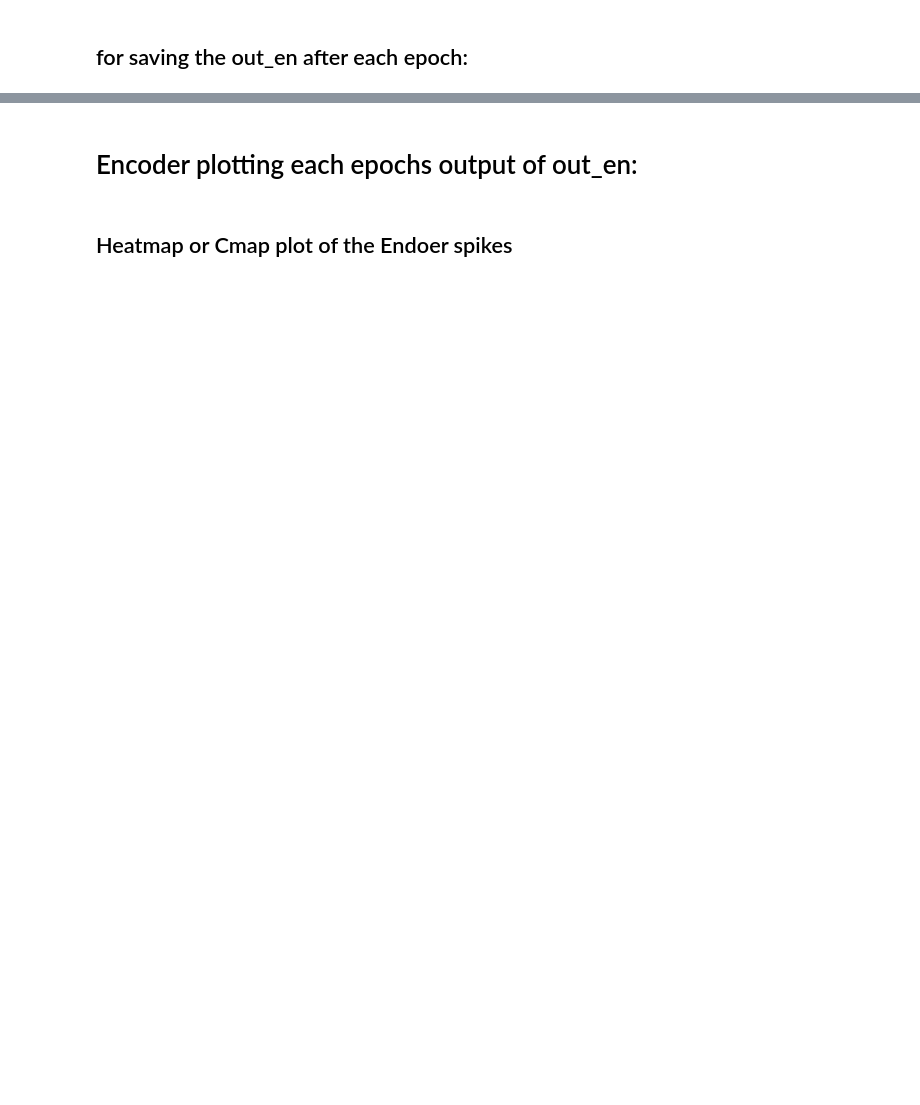
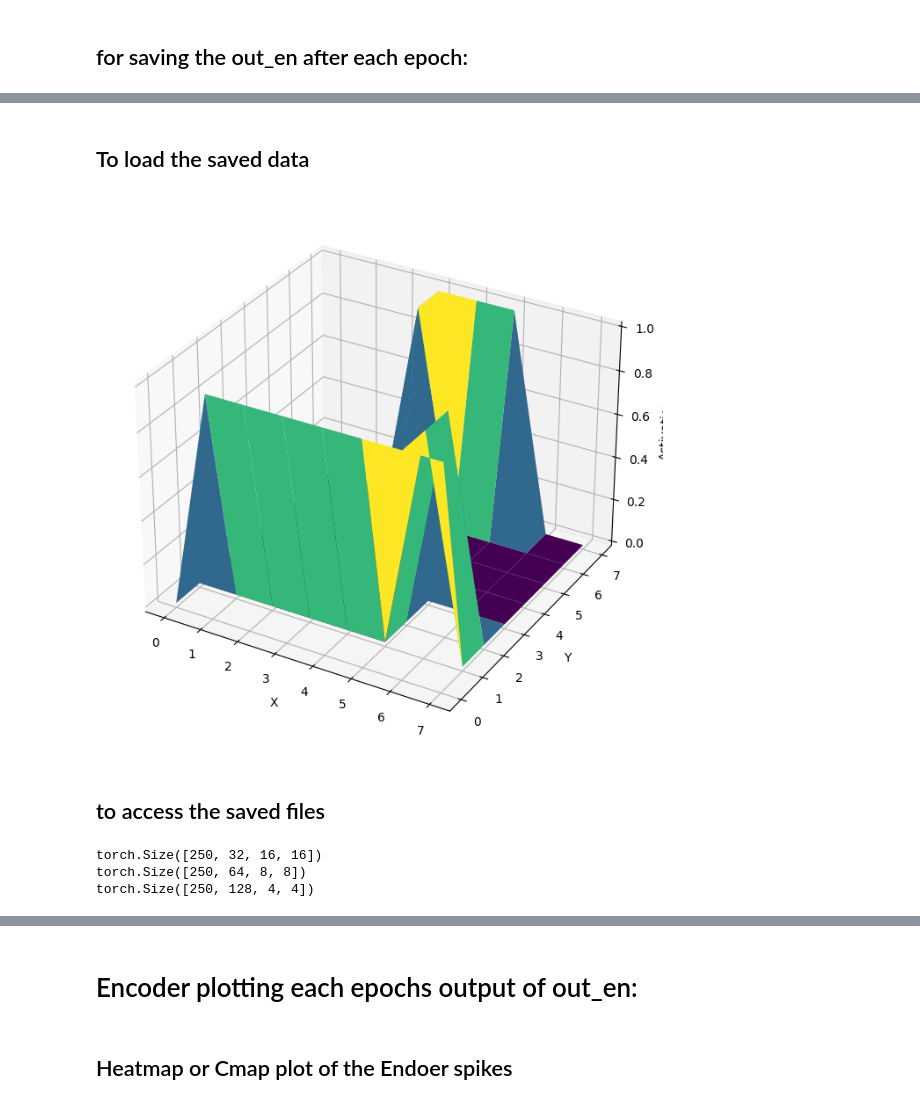
Before and after one commit to Mrezakhodashenas/PhD-NN, a Jupyter notebook: OutputSpikes.ipynb, the cells around one changed output, grey strips where cells are left out. Saved outputs shown, nothing was run; the diff lists cells and outputs as text; code cells hidden in the pictures; blank space fills up the shorter version.

```diff
--- a/OutputSpikes.ipynb
+++ b/OutputSpikes.ipynb
@@ -465,0 +1545,2 @@ NameError: ignored
+# %% [markdown]
+## To load the saved data
@@ -465,0 +1562,28 @@ NameError: ignored
+# %%
+import matplotlib.pyplot as plt
+from mpl_toolkits.mplot3d import Axes3D
+
+# Assuming activation["Enc_syn1"] is of shape (250, 64, 8, 8)
+data = activation["Enc_syn1"][:, 0, :, :].cpu().numpy()  # Transfer to CPU and convert to NumPy
+
+# Create meshgrid for x and y dimensions
+x, y = np.meshgrid(np.arange(data.shape[1]), np.arange(data.shape[0]))
+
+# Create a figure and a 3D axis
+fig = plt.figure(figsize=(10, 8))
+ax = fig.add_subplot(111, projection='3d')
+
+# Plot the 3D surface
+ax.plot_surface(x, y, data, cmap='viridis')
+
+# Set axis labels
+ax.set_xlabel('X')
+ax.set_ylabel('Y')
+ax.set_zlabel('Activation')
+
+# Show the 3D plot
+plt.show()
+# %% [output]
+[figure, added]
+# %% [markdown]
+## to access the saved files
@@ -466 +1599,38 @@ NameError: ignored
+# %%
+# checkpoint_path = "Saved_Trained_Checkpoints/"
+# Output_Spikes = "Output_Spikes/"
+# Enc_syn_Spikes = "Enc_syn_Spikes/"
+
+# # Run training and testing
+# for e in range(epochs):
+#     train_loss = train(net, train_loader, optimizer, e)
+#     train_avg_loss_rec.append(sum(train_loss_rec) / len(train_loader))
+
+#     test_loss = test(net, test_loader, optimizer, e)
+#     test_avg_loss_rec.append(sum(test_loss_rec) / (len(test_loader)))
+
+#     # Save the model every 10 epochs
+#     if (e + 1) % 10 == 0:
+#         model_path = checkpoint_path + f"model_epoch_{e + 1}.pt"
+#         torch.save(net.state_dict(), model_path)
+
+
+#     # Add hooks for specific layers
+#     hook_layers = [net.encoder[5], net.encoder[8]]  # You can choose the layers you want to capture activations from
+#     hook_names = ["Enc_syn1", "Enc_syn2"]  # Names for the captured activations
+#     hooks = []
+#     for i, layer in enumerate(hook_layers):
+#       hook_fn = get_activation(hook_names[i])
+#       hooks.append(layer.register_forward_hook(hook_fn))
+
+
+activation["Enc_syn1"]
+
+print(activation["Enc_Lk1"].size())
+print(activation["Enc_syn1"].size())
+print(activation["Enc_syn2"].size())
+# %% [output]
+torch.Size([250, 32, 16, 16])
+torch.Size([250, 64, 8, 8])
+torch.Size([250, 128, 4, 4])
 # %%
```
Also changed, not shown: parts of 51 cells of this notebook.
